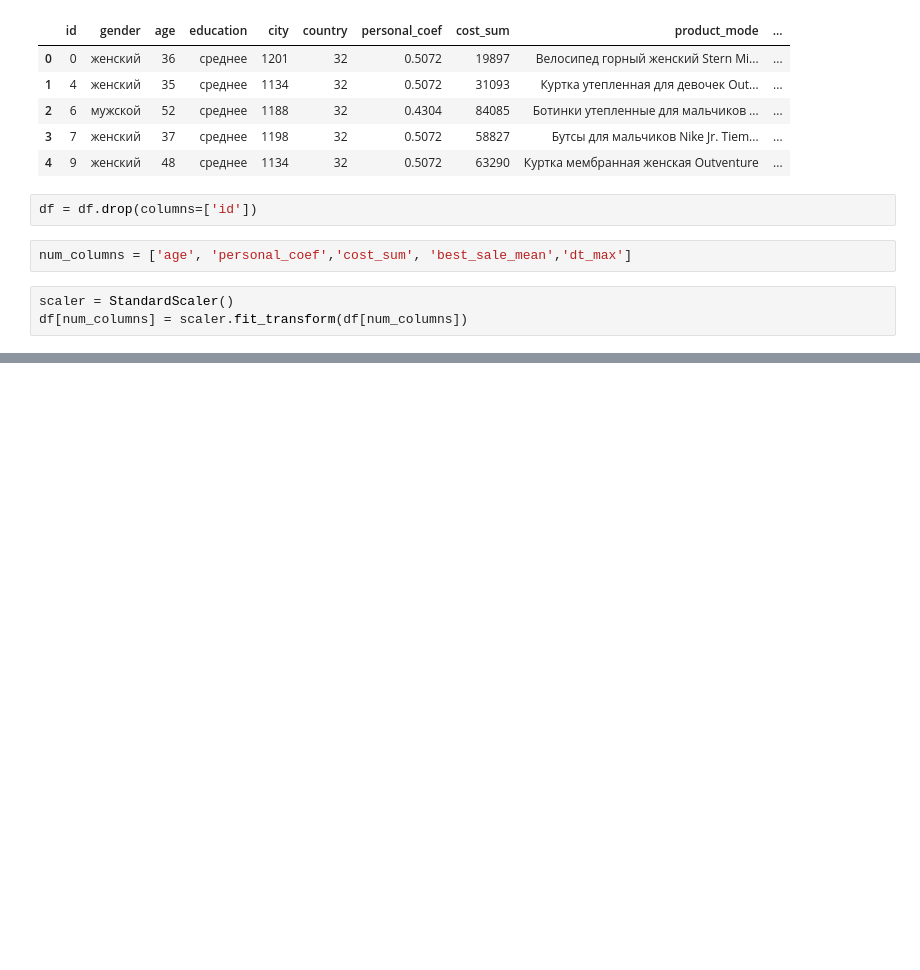
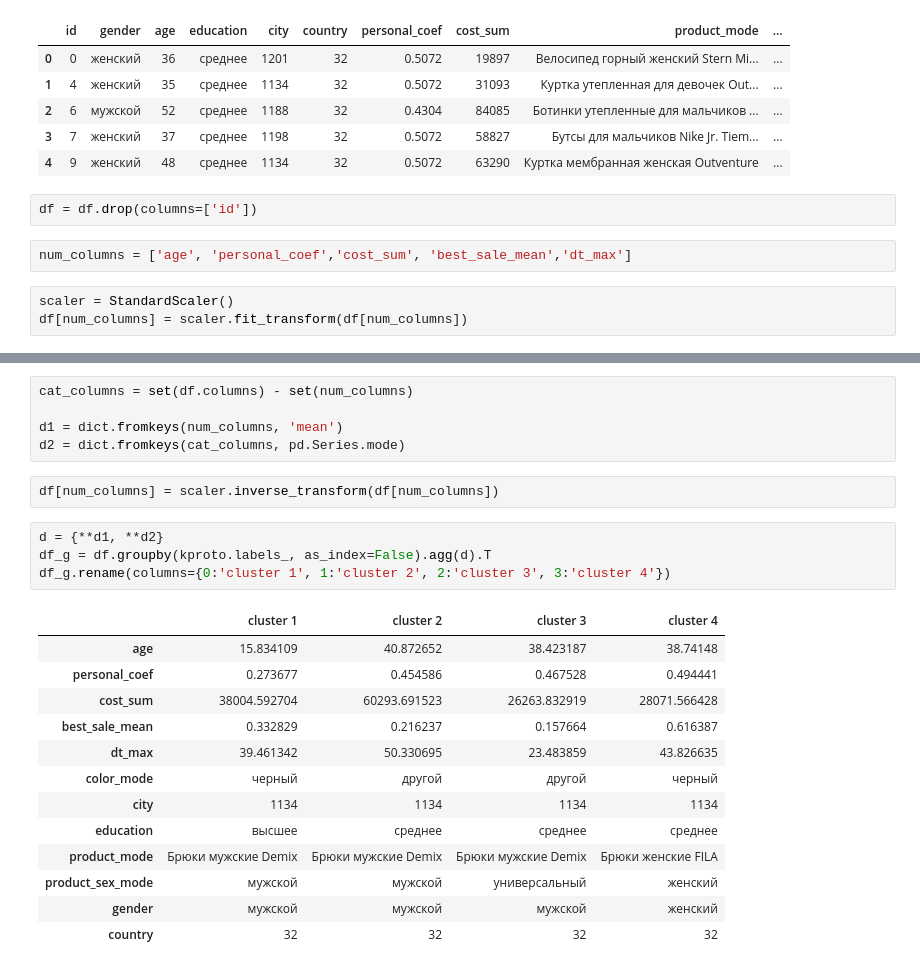
Before and after one commit to Dimayo/sporting_store, a Jupyter notebook: research.ipynb, the cells around one changed output, grey strips where cells are left out. Drawn from its saved outputs; the diff is of its cells as text; blank space fills up the shorter version.

```diff
--- a/research.ipynb
+++ b/research.ipynb
@@ -827,0 +850,25 @@ plt.plot(cost)
+# %%
+cat_columns = set(df.columns) - set(num_columns)
+
+d1 = dict.fromkeys(num_columns, 'mean')
+d2 = dict.fromkeys(cat_columns, pd.Series.mode)
+# %%
+df[num_columns] = scaler.inverse_transform(df[num_columns])
+# %%
+d = {**d1, **d2}
+df_g = df.groupby(kproto.labels_, as_index=False).agg(d).T
+df_g.rename(columns={0:'cluster 1', 1:'cluster 2', 2:'cluster 3', 3:'cluster 4'})
+# %% [output]
+|  | cluster 1 | cluster 2 | cluster 3 | cluster 4 |
+| age | 15.834109 | 40.872652 | 38.423187 | 38.74148 |
+| personal_coef | 0.273677 | 0.454586 | 0.467528 | 0.494441 |
+| cost_sum | 38004.592704 | 60293.691523 | 26263.832919 | 28071.566428 |
+| best_sale_mean | 0.332829 | 0.216237 | 0.157664 | 0.616387 |
+| dt_max | 39.461342 | 50.330695 | 23.483859 | 43.826635 |
+| color_mode | черный | другой | другой | черный |
+| city | 1134 | 1134 | 1134 | 1134 |
+| education | высшее | среднее | среднее | среднее |
+| product_mode | Брюки мужские Demix | Брюки мужские Demix | Брюки мужские Demix | Брюки женские FILA |
+| product_sex_mode | мужской | мужской | универсальный | женский |
+| gender | мужской | мужской | мужской | женский |
+| country | 32 | 32 | 32 | 32 |
```
Also changed, not shown: parts of 9 cells of this notebook.
